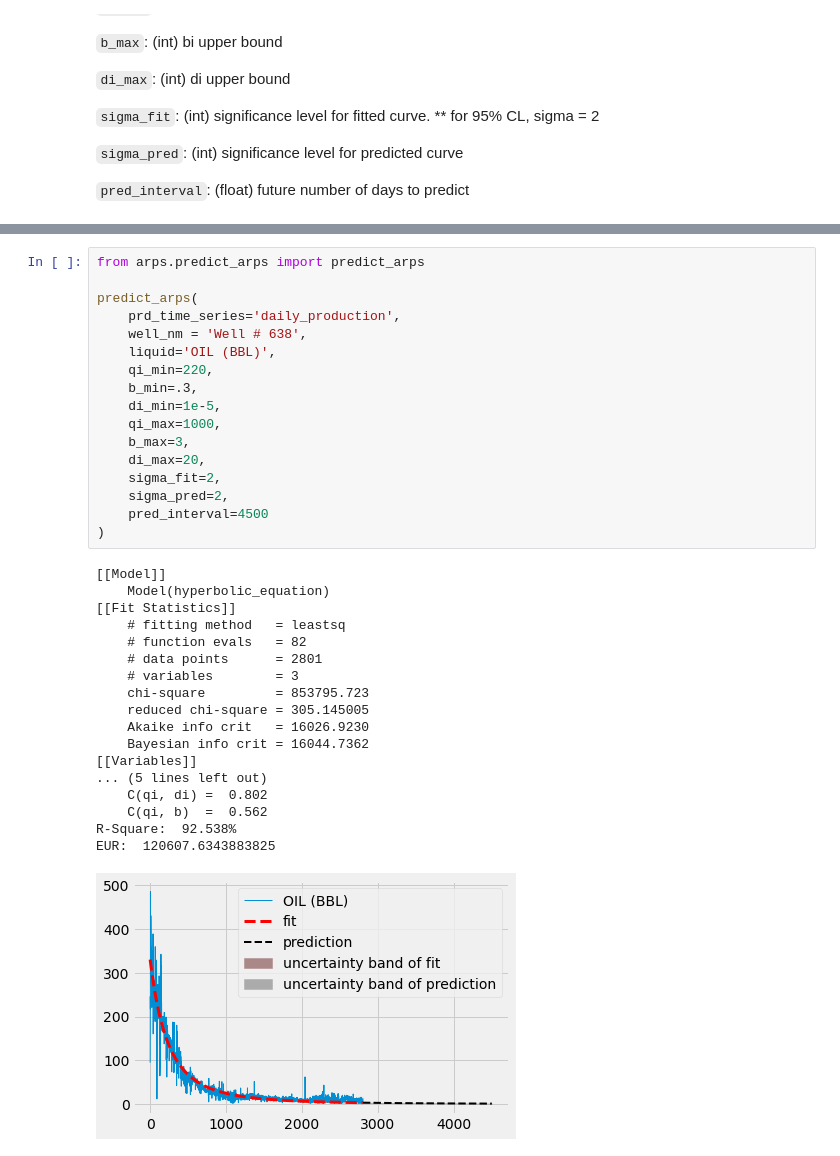
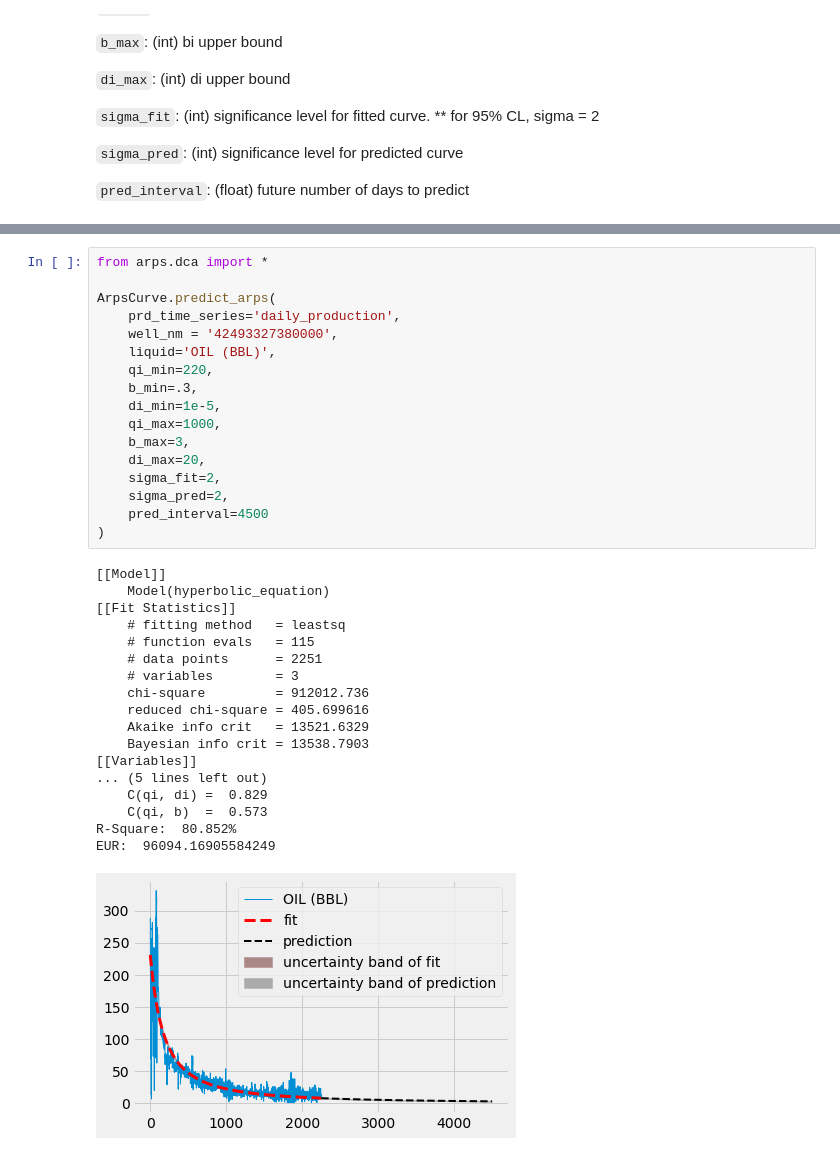
Before and after one commit to andrewjeffallen/arpsdca, a Jupyter notebook: examples.ipynb, the cells around one changed output, grey strips where cells are left out. Saved outputs shown, nothing was run; the diff lists cells and outputs as text.

```diff
--- a/examples.ipynb
+++ b/examples.ipynb
@@ -40,37 +38,37 @@ ModuleNotFoundError: No module named 'scipy'
 # %%
-from arps.predict_arps import predict_arps
+from arps.dca import *
 
-predict_arps(
+ArpsCurve.predict_arps(
     prd_time_series='daily_production',
-    well_nm = 'Well # 638',
+    well_nm = '42493327380000',
     liquid='OIL (BBL)',
     qi_min=220,
     b_min=.3,
     di_min=1e-5,
     qi_max=1000,
     b_max=3,
     di_max=20,
     sigma_fit=2,
     sigma_pred=2,
     pred_interval=4500
 )
 # %% [output]
 [[Model]]
     Model(hyperbolic_equation)
 [[Fit Statistics]]
     # fitting method   = leastsq
-    # function evals   = 82
-    # data points      = 2801
+    # function evals   = 115
+    # data points      = 2251
     # variables        = 3
-    chi-square         = 853795.723
-    reduced chi-square = 305.145005
-    Akaike info crit   = 16026.9230
-    Bayesian info crit = 16044.7362
+    chi-square         = 912012.736
+    reduced chi-square = 405.699616
+    Akaike info crit   = 13521.6329
+    Bayesian info crit = 13538.7903
 [[Variables]]
 ... (5 lines left out)
-    C(qi, di) =  0.802
-    C(qi, b)  =  0.562
-R-Square:  92.538%
-EUR:  120607.6343883825
+    C(qi, di) =  0.829
+    C(qi, b)  =  0.573
+R-Square:  80.852%
+EUR:  96094.16905584249
-[figure, old version]
+[figure, new version]
 # %% [markdown]
```
Also changed, not shown: parts of 4 cells of this notebook, 4 other files.
